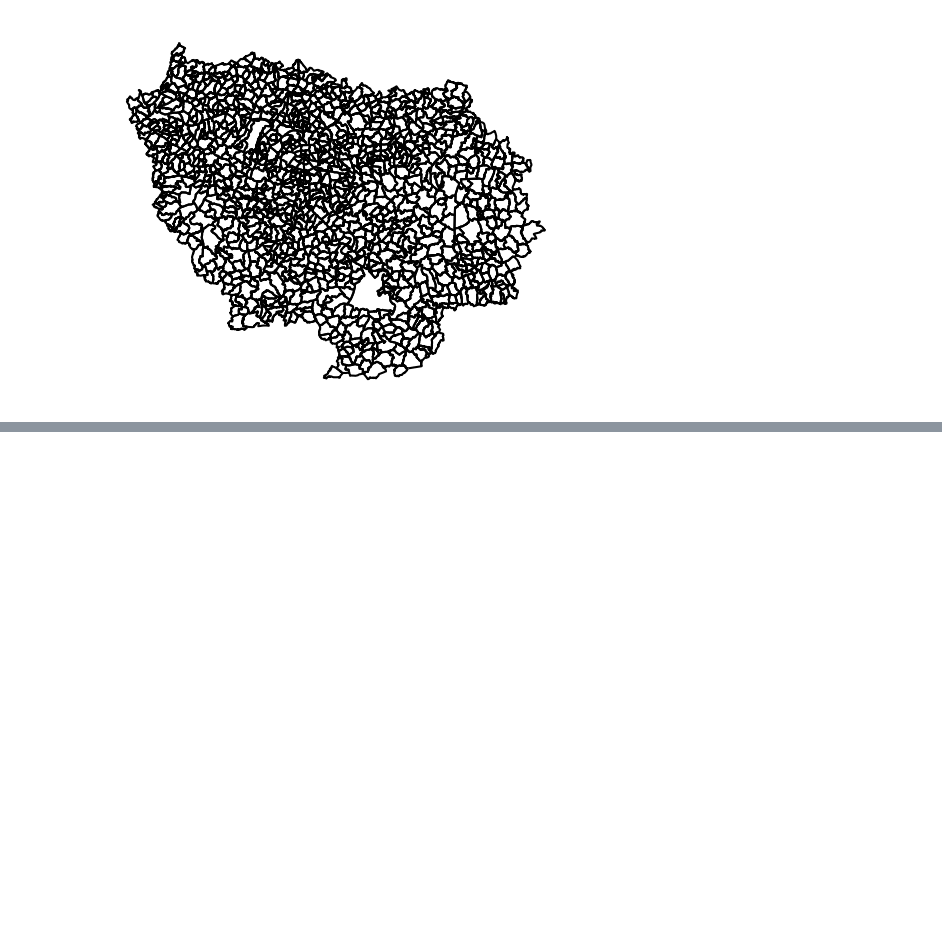
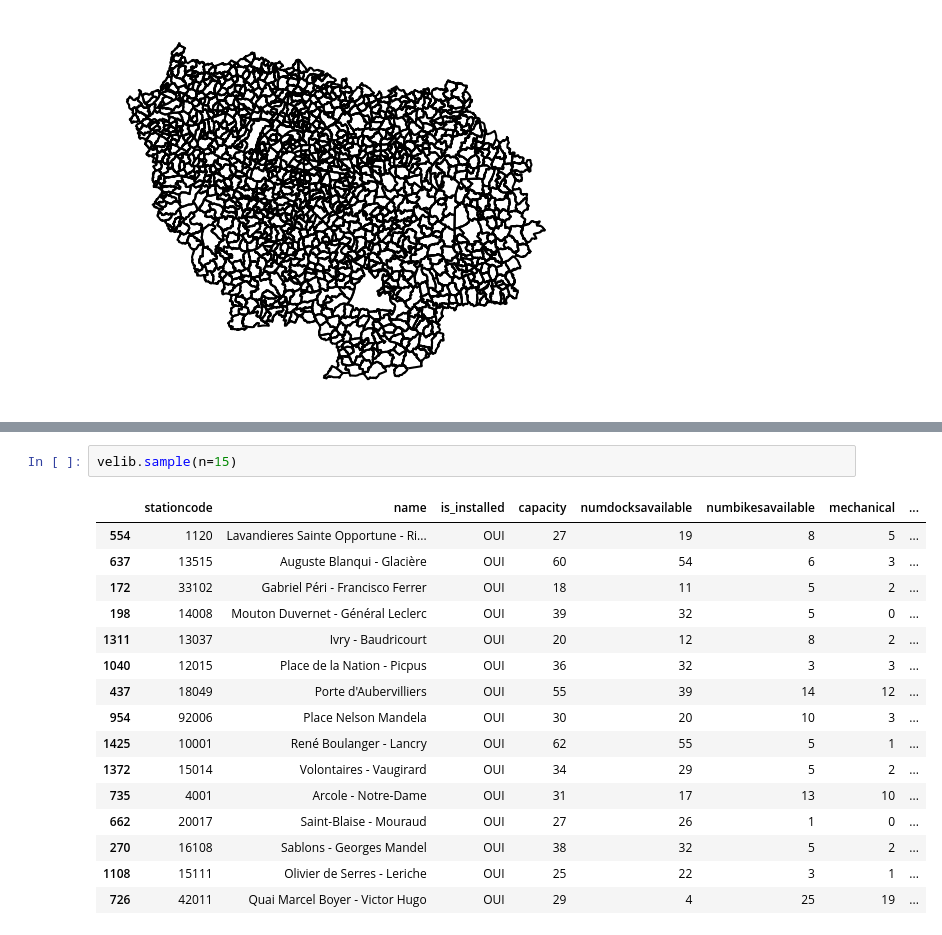
Before and after one commit to christellenguenang/Projet_Catherine_Christelle, a Jupyter notebook: Creation_base.ipynb, the cells around one changed output, grey strips where cells are left out. Drawn from its saved outputs; the diff is of its cells as text; blank space fills up the shorter version.

```diff
--- a/Creation_base.ipynb
+++ b/Creation_base.ipynb
@@ -248,0 +361,19 @@ a_velo
+# %%
+velib.sample(n=15)
+# %% [output]
+|  | stationcode | name | is_installed | capacity | numdocksavailable | numbikesavailable | mechanical | ... |
+| 554 | 1120 | Lavandieres Sainte Opportune - Ri... | OUI | 27 | 19 | 8 | 5 | ... |
+| 637 | 13515 | Auguste Blanqui - Glacière | OUI | 60 | 54 | 6 | 3 | ... |
+| 172 | 33102 | Gabriel Péri - Francisco Ferrer | OUI | 18 | 11 | 5 | 2 | ... |
+| 198 | 14008 | Mouton Duvernet - Général Leclerc | OUI | 39 | 32 | 5 | 0 | ... |
+| 1311 | 13037 | Ivry - Baudricourt | OUI | 20 | 12 | 8 | 2 | ... |
+| 1040 | 12015 | Place de la Nation - Picpus | OUI | 36 | 32 | 3 | 3 | ... |
+| 437 | 18049 | Porte d'Aubervilliers | OUI | 55 | 39 | 14 | 12 | ... |
+| 954 | 92006 | Place Nelson Mandela | OUI | 30 | 20 | 10 | 3 | ... |
+| 1425 | 10001 | René Boulanger - Lancry | OUI | 62 | 55 | 5 | 1 | ... |
+| 1372 | 15014 | Volontaires - Vaugirard | OUI | 34 | 29 | 5 | 2 | ... |
+| 735 | 4001 | Arcole - Notre-Dame | OUI | 31 | 17 | 13 | 10 | ... |
+| 662 | 20017 | Saint-Blaise - Mouraud | OUI | 27 | 26 | 1 | 0 | ... |
+| 270 | 16108 | Sablons - Georges Mandel | OUI | 38 | 32 | 5 | 2 | ... |
+| 1108 | 15111 | Olivier de Serres - Leriche | OUI | 25 | 22 | 3 | 1 | ... |
+| 726 | 42011 | Quai Marcel Boyer - Victor Hugo | OUI | 29 | 4 | 25 | 19 | ... |
```
Also changed, not shown: parts of 44 cells of this notebook, 2 other files.
